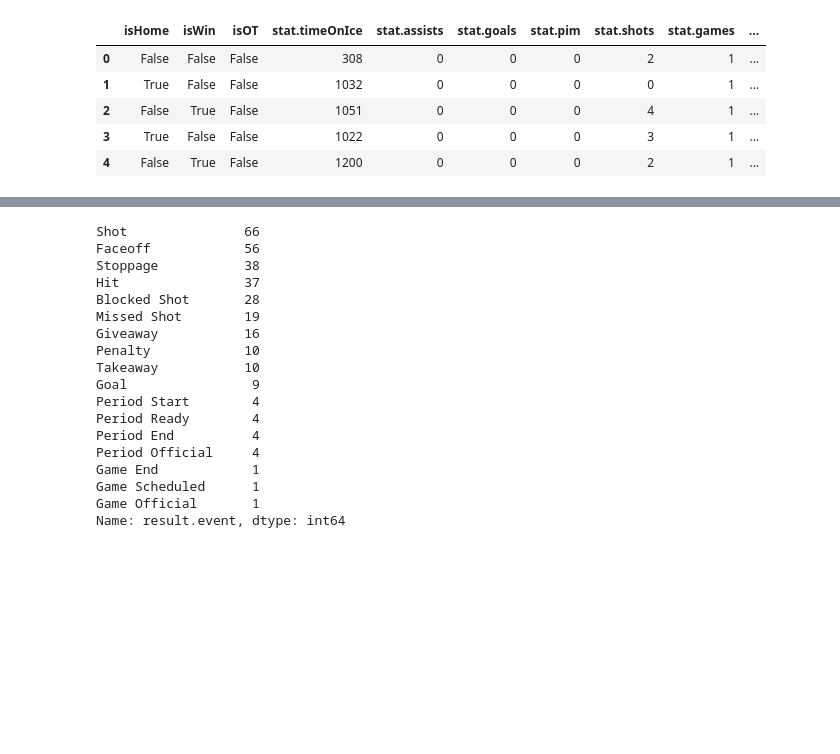
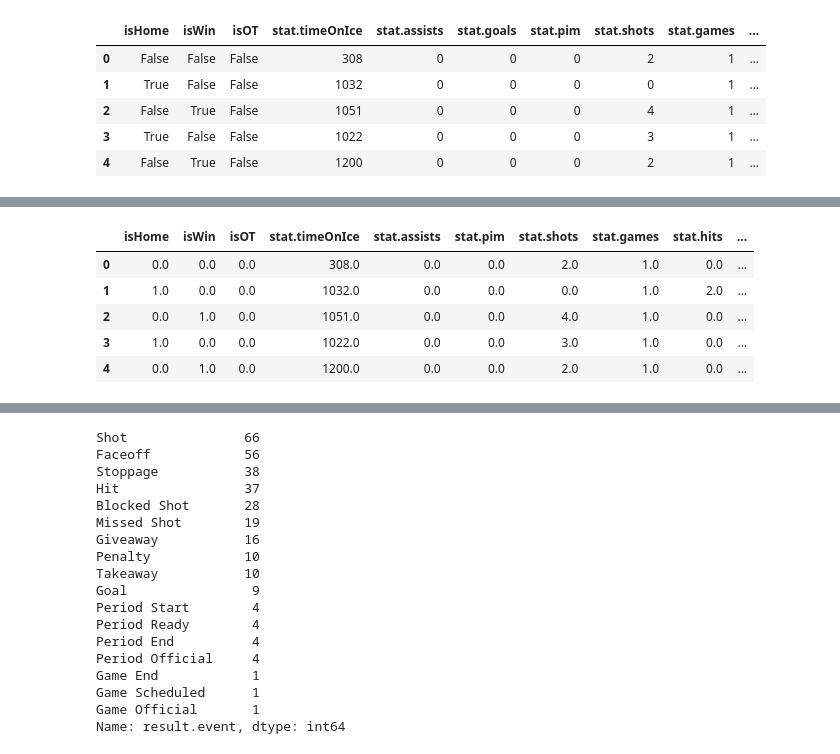
Before and after one commit to ElBennito39/fantasy_hockey_manager, a Jupyter notebook: NHL-data-exploration.ipynb, the cells around one changed output, grey strips where cells are left out. Drawn from its saved outputs; the diff is of its cells as text; code cells hidden in the pictures; blank space fills up the shorter version.

```diff
--- a/NHL-data-exploration.ipynb
+++ b/NHL-data-exploration.ipynb
@@ -534,0 +471,3 @@ data.head()
+# %%
+# we have to drop data for number of goals and points, these are redundant-related data that will unfairly influence our prediction.
+selected_one_hot = selected_one_hot.drop(['stat.goals','stat.points'], axis=1)
@@ -534,0 +517,18 @@ data.head()
+# %%
+y = selected_one_hot['stat.didScore']
+x = selected_one_hot.drop(['stat.didScore'],axis=1)
+# %%
+#for shooting percentage
+x['stat.shotPct'] = x['stat.shotPct'].fillna(x['stat.shotPct'].mean())
+# %%
+#for faceoff percentage, a little cleaner code
+
+x['stat.faceOffPct'].fillna(x['stat.faceOffPct'].mean(), inplace=True)
+x.head()
+# %% [output]
+|  | isHome | isWin | isOT | stat.timeOnIce | stat.assists | stat.pim | stat.shots | stat.games | stat.hits | ... |
+| 0 | 0.0 | 0.0 | 0.0 | 308.0 | 0.0 | 0.0 | 2.0 | 1.0 | 0.0 | ... |
+| 1 | 1.0 | 0.0 | 0.0 | 1032.0 | 0.0 | 0.0 | 0.0 | 1.0 | 2.0 | ... |
+| 2 | 0.0 | 1.0 | 0.0 | 1051.0 | 0.0 | 0.0 | 4.0 | 1.0 | 0.0 | ... |
+| 3 | 1.0 | 0.0 | 0.0 | 1022.0 | 0.0 | 0.0 | 3.0 | 1.0 | 0.0 | ... |
+| 4 | 0.0 | 1.0 | 0.0 | 1200.0 | 0.0 | 0.0 | 2.0 | 1.0 | 0.0 | ... |
```
Also changed, not shown: parts of 21 cells of this notebook.
